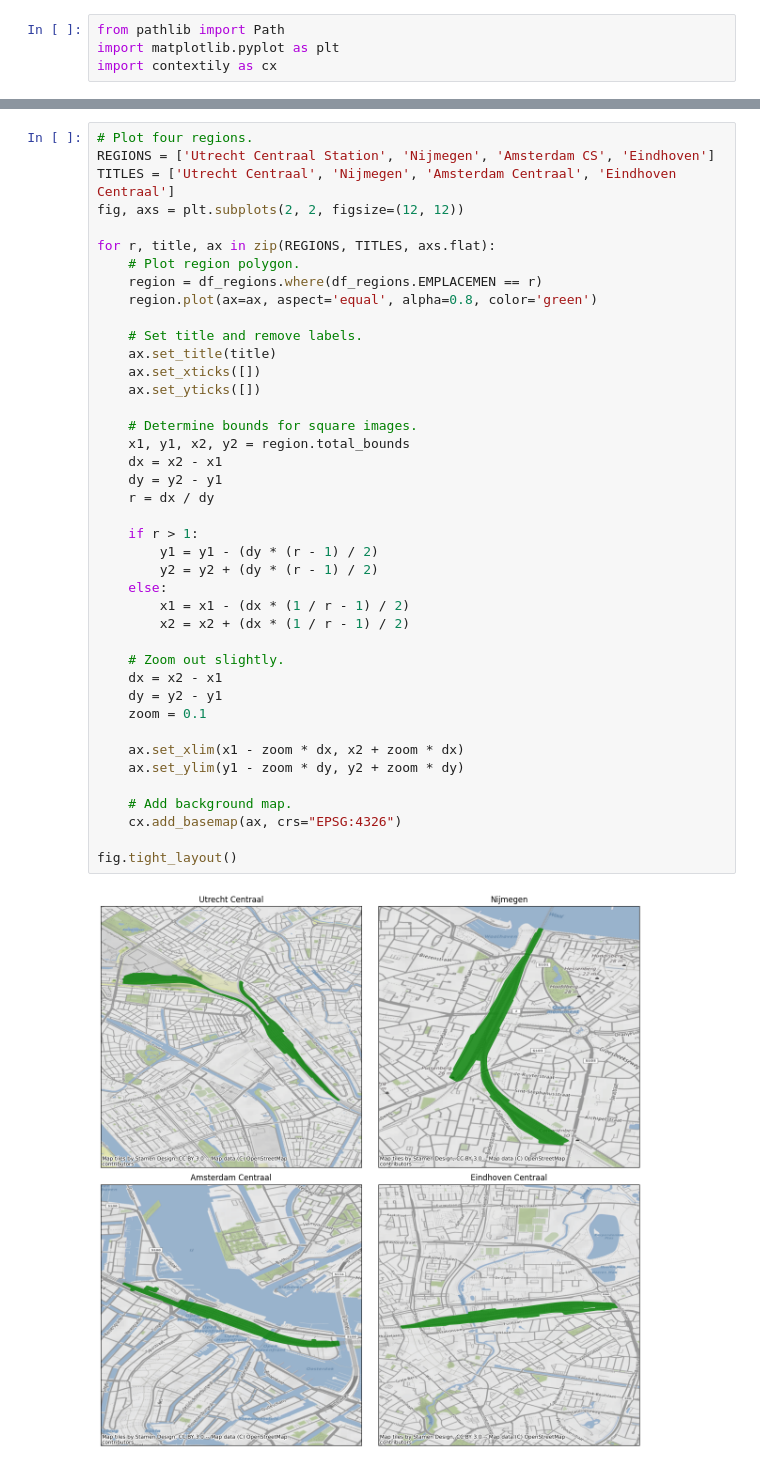
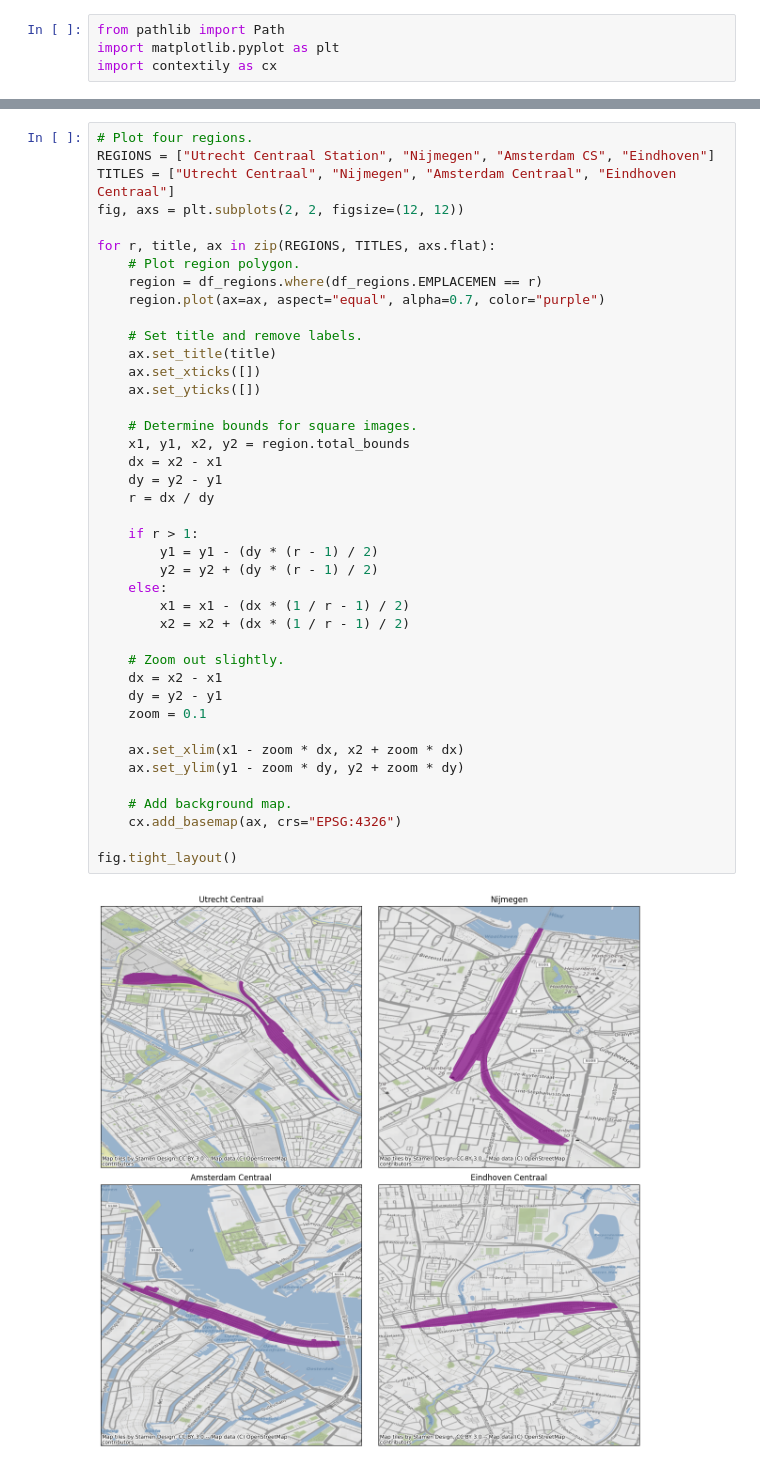
Before and after one commit to rvlente/prorail-thesis, a Jupyter notebook: notebooks/regions.ipynb, the cells around one changed output, grey strips where cells are left out. Cells and saved outputs as stored; diff of their text form.

Commit message:
Update regions notebook, add data folder to gitignore.

```diff
--- a/notebooks/regions.ipynb
+++ b/notebooks/regions.ipynb
@@ -18,44 +19,44 @@ df_regions.head()
 | 4 | 5 | NaN | Steenwijk | NaN | 14013.100241 | 169.0 | POLYGON ((6.11151 52.79215, 6.111... | True |
 # %%
 # Plot four regions.
-REGIONS = ['Utrecht Centraal Station', 'Nijmegen', 'Amsterdam CS', 'Eindhoven']
-TITLES = ['Utrecht Centraal', 'Nijmegen', 'Amsterdam Centraal', 'Eindhoven Centraal']
+REGIONS = ["Utrecht Centraal Station", "Nijmegen", "Amsterdam CS", "Eindhoven"]
+TITLES = ["Utrecht Centraal", "Nijmegen", "Amsterdam Centraal", "Eindhoven Centraal"]
 fig, axs = plt.subplots(2, 2, figsize=(12, 12))
 
 for r, title, ax in zip(REGIONS, TITLES, axs.flat):
     # Plot region polygon.
     region = df_regions.where(df_regions.EMPLACEMEN == r)
-    region.plot(ax=ax, aspect='equal', alpha=0.8, color='green')
+    region.plot(ax=ax, aspect="equal", alpha=0.7, color="purple")
 
     # Set title and remove labels.
     ax.set_title(title)
     ax.set_xticks([])
     ax.set_yticks([])
 
     # Determine bounds for square images.
     x1, y1, x2, y2 = region.total_bounds
     dx = x2 - x1
     dy = y2 - y1
     r = dx / dy
 
     if r > 1:
         y1 = y1 - (dy * (r - 1) / 2)
         y2 = y2 + (dy * (r - 1) / 2)
     else:
         x1 = x1 - (dx * (1 / r - 1) / 2)
         x2 = x2 + (dx * (1 / r - 1) / 2)
 
     # Zoom out slightly.
     dx = x2 - x1
     dy = y2 - y1
     zoom = 0.1
 
     ax.set_xlim(x1 - zoom * dx, x2 + zoom * dx)
     ax.set_ylim(y1 - zoom * dy, y2 + zoom * dy)
 
     # Add background map.
     cx.add_basemap(ax, crs="EPSG:4326")
 
 fig.tight_layout()
 # %% [output]
-[figure, old version]
+[figure, new version]
```
Also changed, not shown: parts of 1 cell of this notebook, 1 other file.
